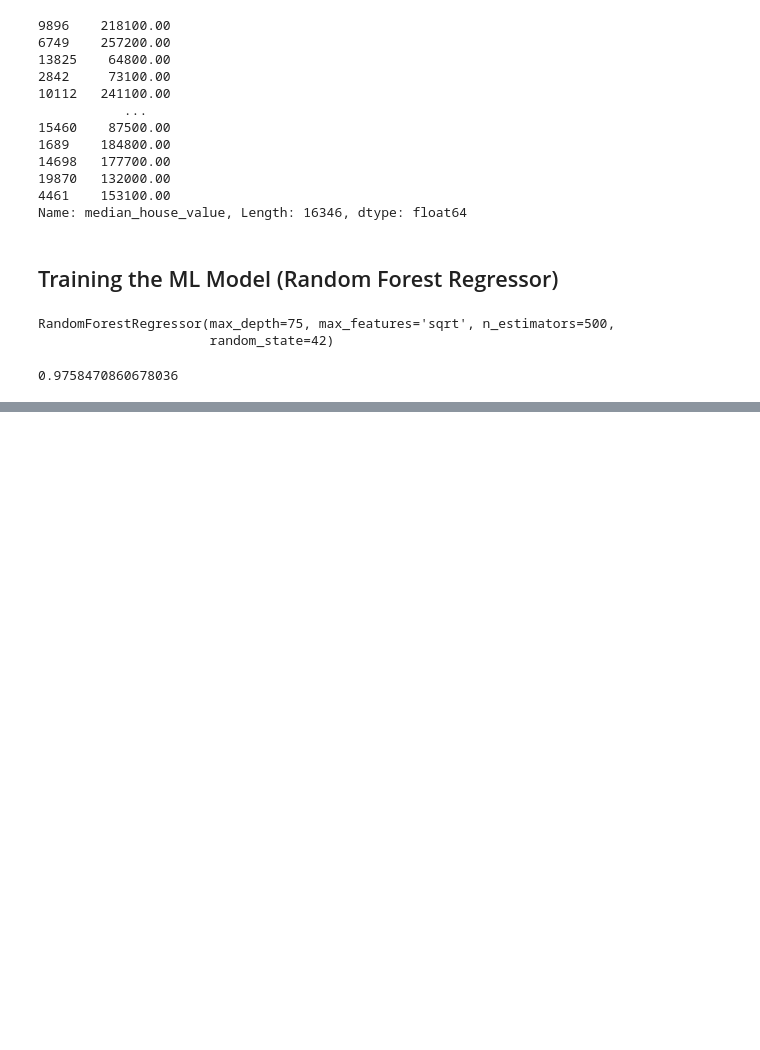
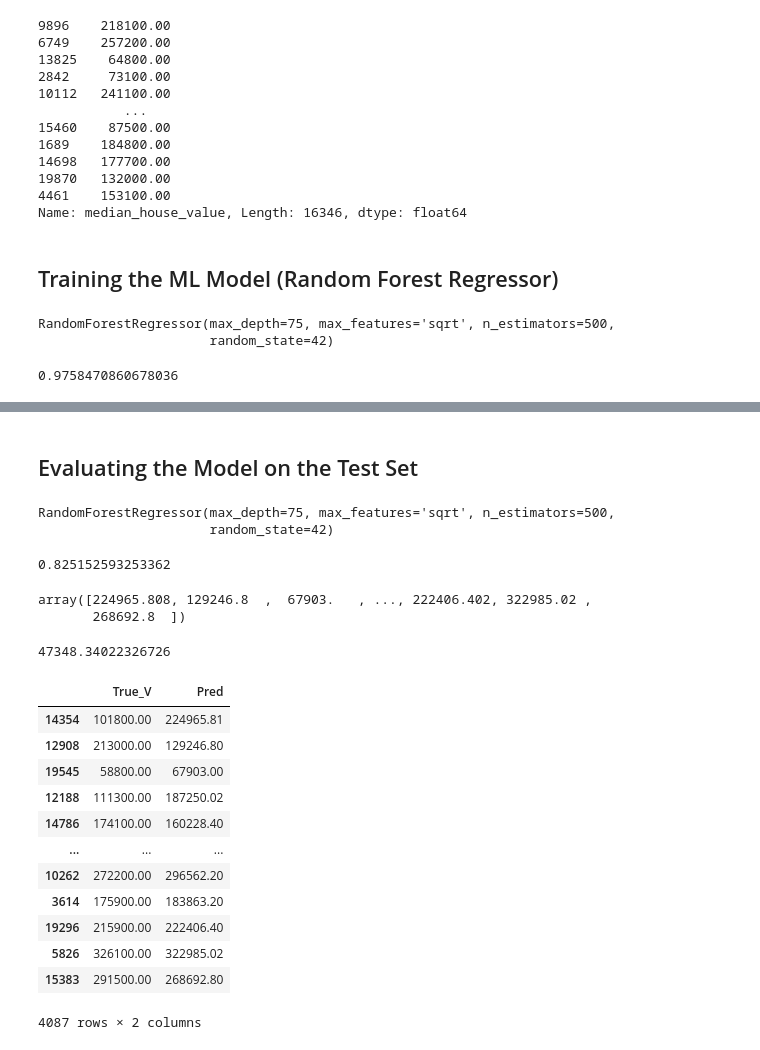
Before and after one commit to mohd-sahil/Housing-Dataset, a Jupyter notebook: Housing_Dataset_DP_and_FE_ML.ipynb, the cells around one changed output, grey strips where cells are left out. Cells and saved outputs as stored; diff of their text form; code cells hidden in the pictures; blank space fills up the shorter version.

Commit message:
evaluating the model

```diff
--- a/Housing_Dataset_DP_and_FE_ML.ipynb
+++ b/Housing_Dataset_DP_and_FE_ML.ipynb
@@ -731,0 +746,40 @@ forest_reg.score(X_train, y_train)
+# %% [markdown]
+## Evaluating the Model on the Test Set
+# %%
+forest_reg
+# %% [output]
+RandomForestRegressor(max_depth=75, max_features='sqrt', n_estimators=500,
+                      random_state=42)
+# %%
+forest_reg.score(X_test, y_test)
+# %% [output]
+0.825152593253362
+# %%
+pred = forest_reg.predict(X_test)
+pred
+# %% [output]
+array([224965.808, 129246.8  ,  67903.   , ..., 222406.402, 322985.02 ,
+       268692.8  ])
+# %%
+forest_mse = mean_squared_error(y_test, pred)
+forest_rmse = np.sqrt(forest_mse)
+forest_rmse
+# %% [output]
+47348.34022326726
+# %%
+comp = pd.DataFrame(data = {"True_V": y_test, "Pred":pred})
+comp
+# %% [output]
+|  | True_V | Pred |
+| 14354 | 101800.00 | 224965.81 |
+| 12908 | 213000.00 | 129246.80 |
+| 19545 | 58800.00 | 67903.00 |
+| 12188 | 111300.00 | 187250.02 |
+| 14786 | 174100.00 | 160228.40 |
+| ... | ... | ... |
+| 10262 | 272200.00 | 296562.20 |
+| 3614 | 175900.00 | 183863.20 |
+| 19296 | 215900.00 | 222406.40 |
+| 5826 | 326100.00 | 322985.02 |
+| 15383 | 291500.00 | 268692.80 |
+4087 rows × 2 columns
```
Also changed, not shown: parts of 5 cells of this notebook.
